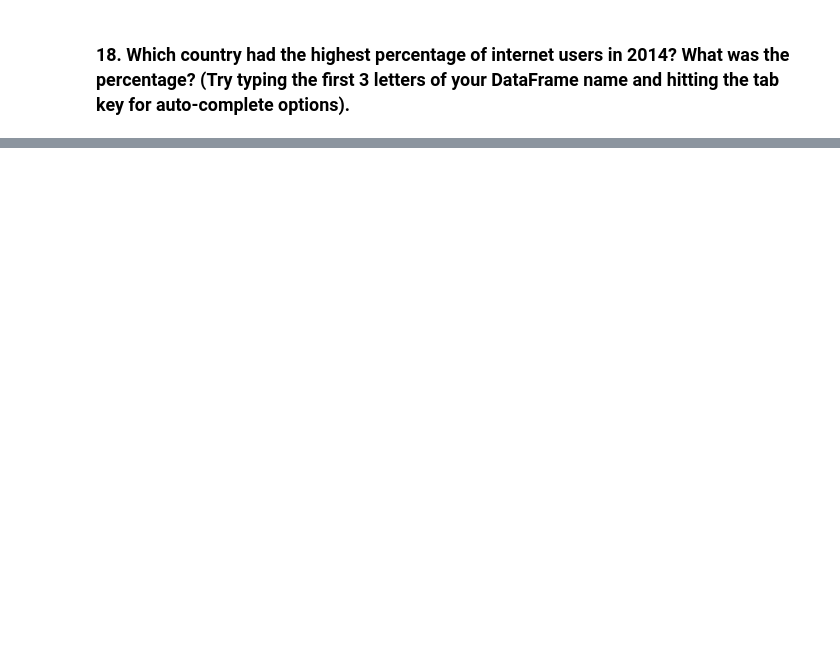
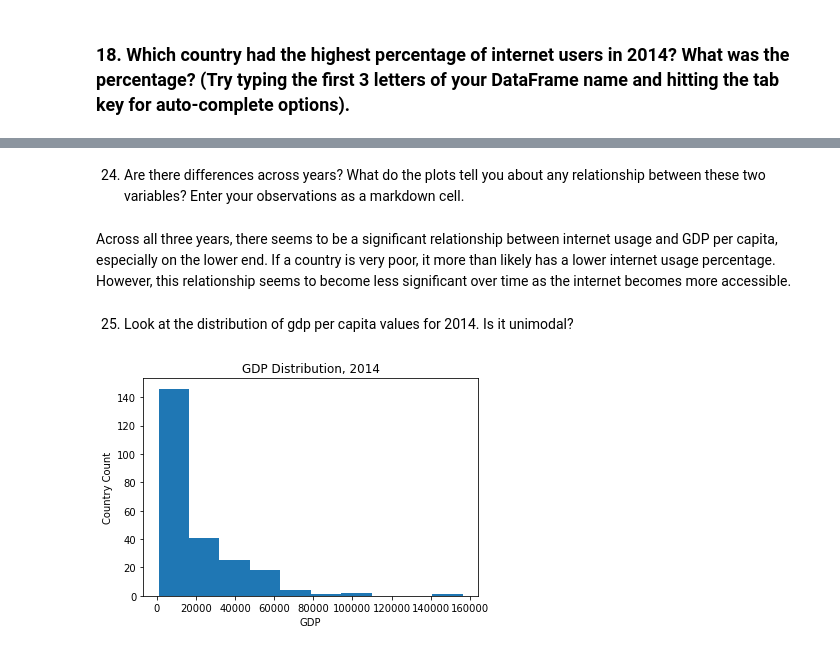
Before and after one commit to CeciliaNd/gdp-and-internet-usage-Python, a Jupyter notebook: Notebook/UN_project.ipynb, the cells around one changed output, grey strips where cells are left out. Cells and saved outputs as stored; diff of their text form; code cells hidden in the pictures; blank space fills up the shorter version.

```diff
--- a/Notebook/UN_project.ipynb
+++ b/Notebook/UN_project.ipynb
@@ -187,0 +274,13 @@ Which country had the lowest percentage of internet users in 2014? What was the
+# %% [markdown]
+24. Are there differences across years? What do the plots tell you about any relationship between these two variables? Enter your observations as a markdown cell.
+# %% [markdown]
+Across all three years, there seems to be a significant relationship between internet usage and GDP per capita, especially on the lower end. If a country is very poor, it more than likely has a lower internet usage percentage. However, this relationship seems to become less significant over time as the internet becomes more accessible.
+# %% [markdown]
+25. Look at the distribution of gdp per capita values for 2014. Is it unimodal?
+# %%
+plt.hist(gdp_int_14.GDP_Per_Capita)
+plt.title("GDP Distribution, 2014")
+plt.xlabel('GDP')
+plt.ylabel('Country Count');
+# %% [output]
+[figure, added]
```
Also changed, not shown: parts of 53 cells of this notebook.
